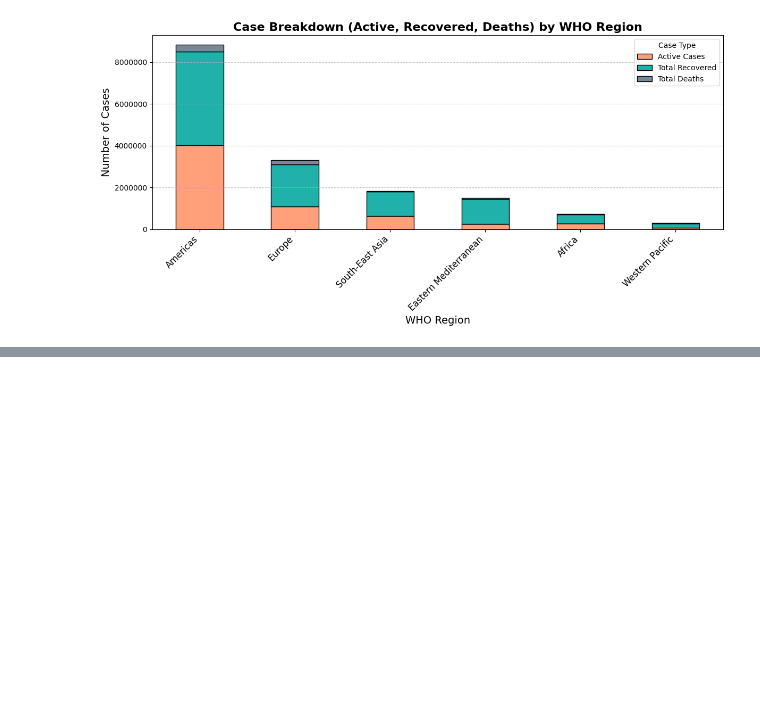
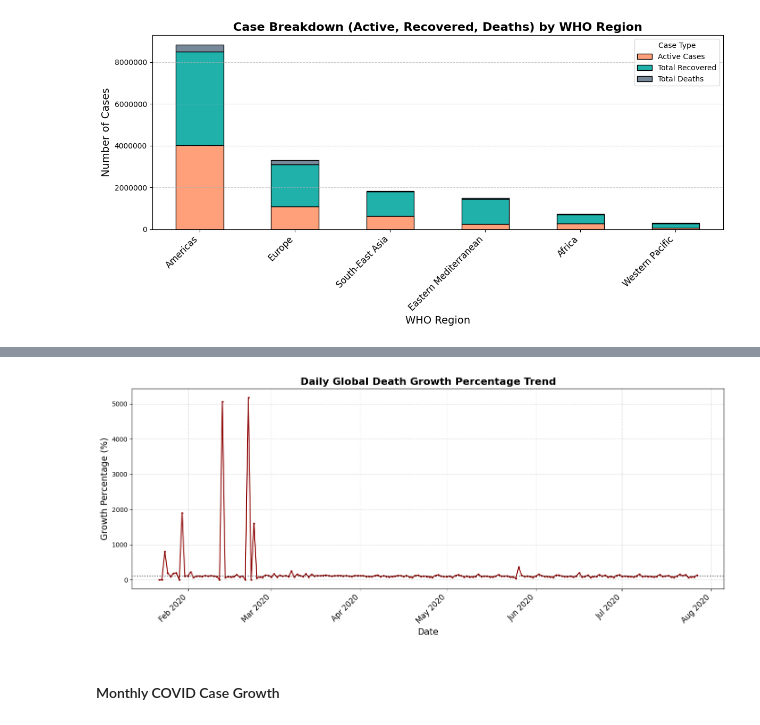
Before and after one commit to amitkr069/DataAnalysisCovid19, a Jupyter notebook: covid_analysis.ipynb, the cells around one changed output, grey strips where cells are left out. Cells and saved outputs as stored; diff of their text form; code cells hidden in the pictures; blank space fills up the shorter version.

```diff
--- a/covid_analysis.ipynb
+++ b/covid_analysis.ipynb
@@ -505,0 +567,12 @@ plt.show()
+# %%
+# Using lag() to create a column for the previous day's deaths
+daily_death_growth = df_day_wise.withColumn(
+    "previous_day_deaths", lag("New deaths", 1).over(windowSpec)
+)
+# %%
+# Calculating the daily death growth percentage
+daily_death_growth = daily_death_growth.withColumn(
+    "death_growth_percentage",
+    when(col("previous_day_deaths").isNull() | (col("previous_day_deaths") == 0), 0)
+    .otherwise(round((col("New deaths") / col("previous_day_deaths")) * 100, 2))
+)
@@ -505,0 +600,31 @@ plt.show()
+# %%
+# Visualization
+death_growth_pd = daily_death_growth.select("Date", "death_growth_percentage").toPandas()
+# %%
+death_growth_pd["Date"] = pd.to_datetime(death_growth_pd["Date"])
+# %%
+# Creating the plot
+plt.figure(figsize=(14, 6))
+plt.plot(death_growth_pd["Date"], death_growth_pd["death_growth_percentage"],
+         color='darkred', linewidth=1.5, marker='.', markersize=4)
+
+# Formatting the chart
+plt.title("Daily Global Death Growth Percentage Trend", fontsize=16, fontweight='bold')
+plt.xlabel("Date", fontsize=14)
+plt.ylabel("Growth Percentage (%)", fontsize=14)
+
+# Formatting the X-axis for readable dates
+plt.gca().xaxis.set_major_formatter(mdates.DateFormatter('%b %Y'))
+plt.gca().xaxis.set_major_locator(mdates.MonthLocator())
+plt.xticks(rotation=45, ha='right', fontsize=12)
+
+# Adding a grid and bounding limits
+plt.grid(axis='both', linestyle='--', alpha=0.5)
+plt.axhline(y=100, color='black', linestyle=':', alpha=0.7) # Add a reference line for 100%
+
+plt.tight_layout()
+plt.show()
+# %% [output]
+[figure, added]
+# %% [markdown]
+#### Monthly COVID Case Growth
```
Also changed, not shown: parts of 18 cells of this notebook.
